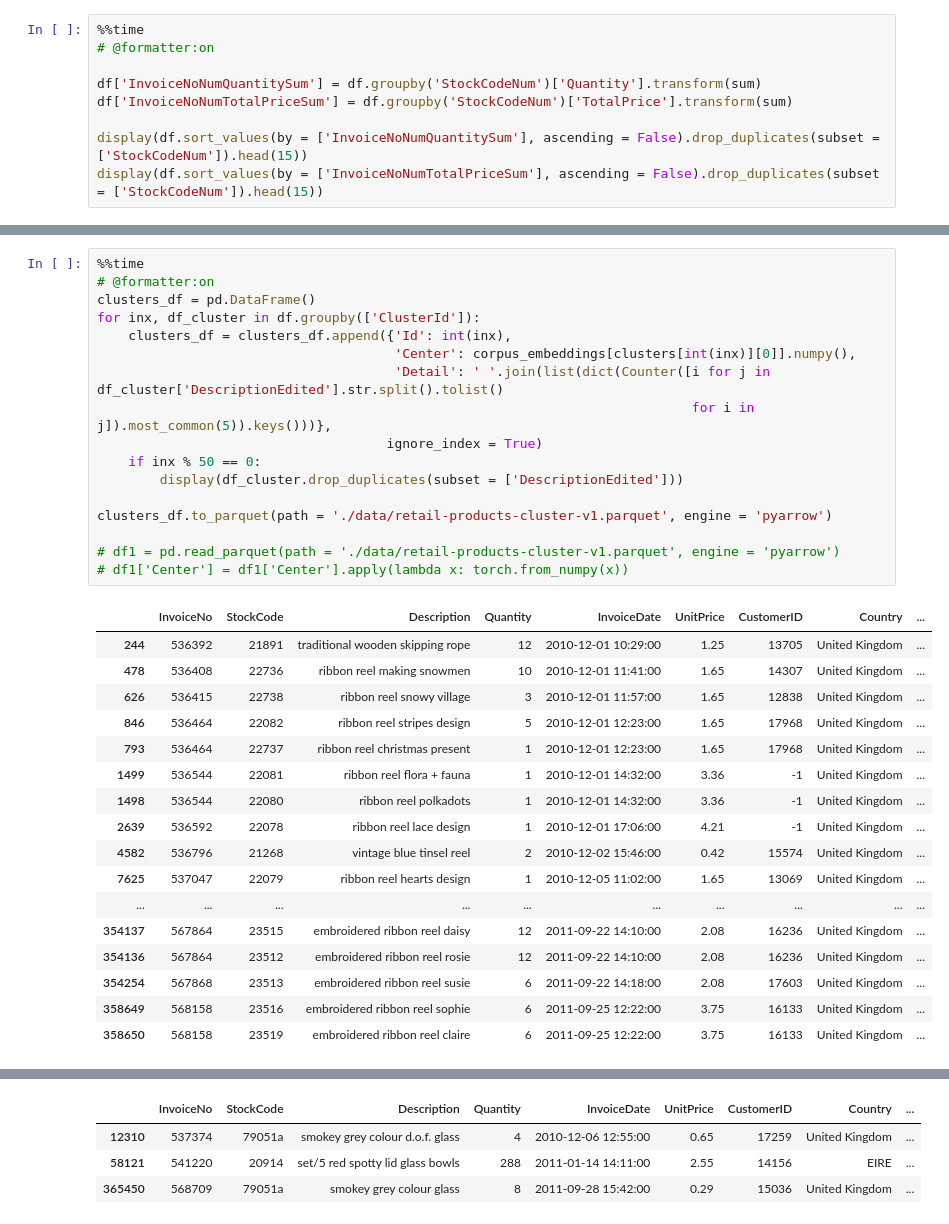
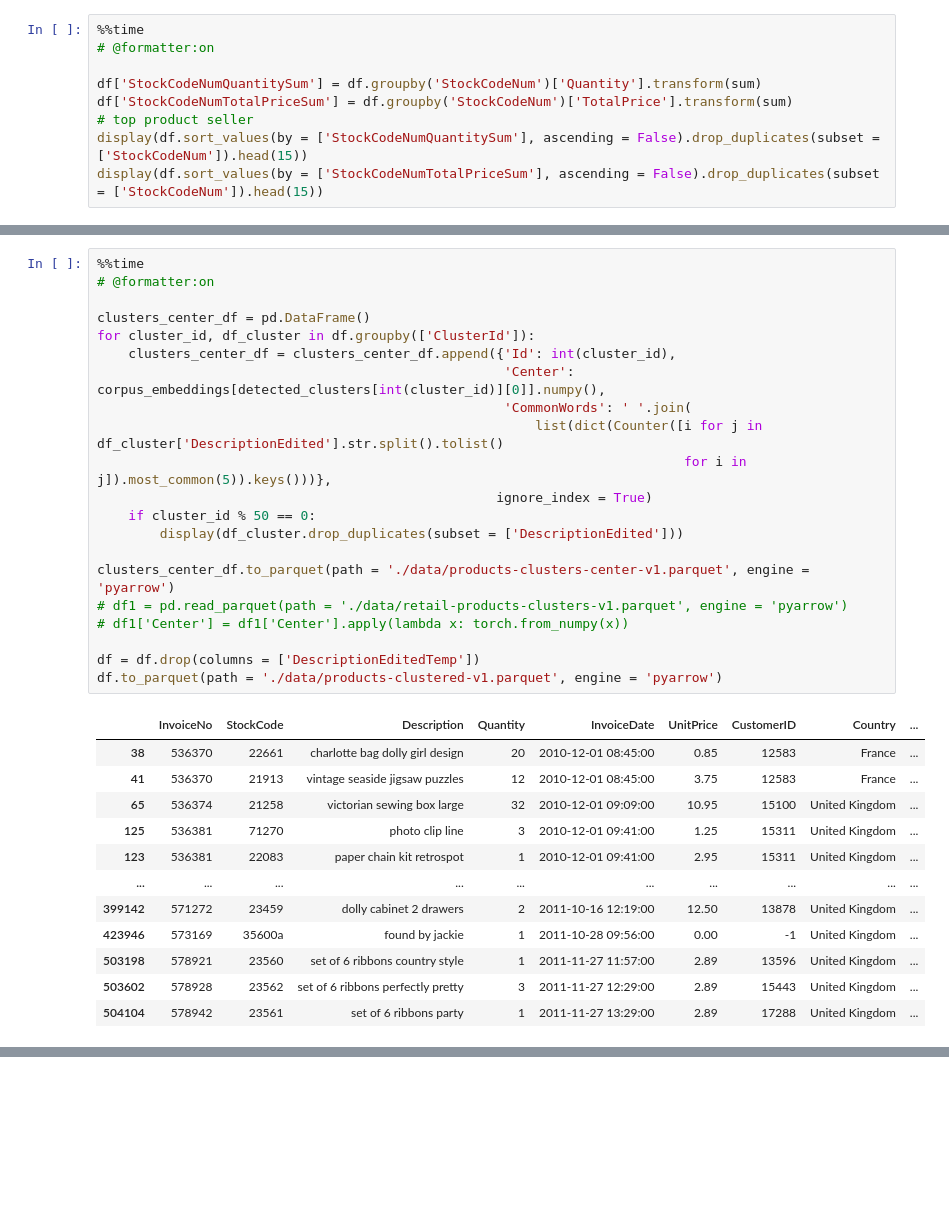
Before and after one commit to KayhanB21/online-retail, a Jupyter notebook: product-clustering.ipynb, the cells around one changed output, grey strips where cells are left out. Cells and saved outputs as stored; diff of their text form; blank space fills up the shorter version.

```diff
--- a/product-clustering.ipynb
+++ b/product-clustering.ipynb
@@ -839,11 +820,11 @@ Wall time: 8.26 s
 %%time
 # @formatter:on
 
-df['InvoiceNoNumQuantitySum'] = df.groupby('StockCodeNum')['Quantity'].transform(sum)
-df['InvoiceNoNumTotalPriceSum'] = df.groupby('StockCodeNum')['TotalPrice'].transform(sum)
-
-display(df.sort_values(by = ['InvoiceNoNumQuantitySum'], ascending = False).drop_duplicates(subset = ['StockCodeNum']).head(15))
-display(df.sort_values(by = ['InvoiceNoNumTotalPriceSum'], ascending = False).drop_duplicates(subset = ['StockCodeNum']).head(15))
+df['StockCodeNumQuantitySum'] = df.groupby('StockCodeNum')['Quantity'].transform(sum)
+df['StockCodeNumTotalPriceSum'] = df.groupby('StockCodeNum')['TotalPrice'].transform(sum)
+# top product seller
+display(df.sort_values(by = ['StockCodeNumQuantitySum'], ascending = False).drop_duplicates(subset = ['StockCodeNum']).head(15))
+display(df.sort_values(by = ['StockCodeNumTotalPriceSum'], ascending = False).drop_duplicates(subset = ['StockCodeNum']).head(15))
 # %% [output]
 |  | InvoiceNo | StockCode | Description | Quantity | InvoiceDate | UnitPrice | CustomerID | Country | ... |
 | 540421 | 581483 | 23843 | paper craft , little birdie | 80995 | 2011-12-09 09:15:00 | 2.08 | 16446 | United Kingdom | ... |
@@ -990,35 +964,34 @@ Wall time: 1.22 s
 # %%
 %%time
 # @formatter:on
-clusters_df = pd.DataFrame()
-for inx, df_cluster in df.groupby(['ClusterId']):
-    clusters_df = clusters_df.append({'Id': int(inx),
-                                      'Center': corpus_embeddings[clusters[int(inx)][0]].numpy(),
-                                      'Detail': ' '.join(list(dict(Counter([i for j in df_cluster['DescriptionEdited'].str.split().tolist()
-                                                                            for i in j]).most_common(5)).keys()))},
-                                     ignore_index = True)
-    if inx % 50 == 0:
+
+clusters_center_df = pd.DataFrame()
+for cluster_id, df_cluster in df.groupby(['ClusterId']):
+    clusters_center_df = clusters_center_df.append({'Id': int(cluster_id),
+                                                    'Center': corpus_embeddings[detected_clusters[int(cluster_id)][0]].numpy(),
+                                                    'CommonWords': ' '.join(
+                                                        list(dict(Counter([i for j in df_cluster['DescriptionEdited'].str.split().tolist()
+                                                                           for i in j]).most_common(5)).keys()))},
+                                                   ignore_index = True)
+    if cluster_id % 50 == 0:
         display(df_cluster.drop_duplicates(subset = ['DescriptionEdited']))
 
-clusters_df.to_parquet(path = './data/retail-products-cluster-v1.parquet', engine = 'pyarrow')
+clusters_center_df.to_parquet(path = './data/products-clusters-center-v1.parquet', engine = 'pyarrow')
+# df1 = pd.read_parquet(path = './data/retail-products-clusters-v1.parquet', engine = 'pyarrow')
+# df1['Center'] = df1['Center'].apply(lambda x: torch.from_numpy(x))
 
-# df1 = pd.read_parquet(path = './data/retail-products-cluster-v1.parquet', engine = 'pyarrow')
-# df1['Center'] = df1['Center'].apply(lambda x: torch.from_numpy(x))
+df = df.drop(columns = ['DescriptionEditedTemp'])
+df.to_parquet(path = './data/products-clustered-v1.parquet', engine = 'pyarrow')
 # %% [output]
 |  | InvoiceNo | StockCode | Description | Quantity | InvoiceDate | UnitPrice | CustomerID | Country | ... |
-| 244 | 536392 | 21891 | traditional wooden skipping rope | 12 | 2010-12-01 10:29:00 | 1.25 | 13705 | United Kingdom | ... |
-| 478 | 536408 | 22736 | ribbon reel making snowmen | 10 | 2010-12-01 11:41:00 | 1.65 | 14307 | United Kingdom | ... |
-| 626 | 536415 | 22738 | ribbon reel snowy village | 3 | 2010-12-01 11:57:00 | 1.65 | 12838 | United Kingdom | ... |
-| 846 | 536464 | 22082 | ribbon reel stripes design | 5 | 2010-12-01 12:23:00 | 1.65 | 17968 | United Kingdom | ... |
-| 793 | 536464 | 22737 | ribbon reel christmas present | 1 | 2010-12-01 12:23:00 | 1.65 | 17968 | United Kingdom | ... |
-| 1499 | 536544 | 22081 | ribbon reel flora + fauna | 1 | 2010-12-01 14:32:00 | 3.36 | -1 | United Kingdom | ... |
-| 1498 | 536544 | 22080 | ribbon reel polkadots | 1 | 2010-12-01 14:32:00 | 3.36 | -1 | United Kingdom | ... |
-| 2639 | 536592 | 22078 | ribbon reel lace design | 1 | 2010-12-01 17:06:00 | 4.21 | -1 | United Kingdom | ... |
-| 4582 | 536796 | 21268 | vintage blue tinsel reel | 2 | 2010-12-02 15:46:00 | 0.42 | 15574 | United Kingdom | ... |
-| 7625 | 537047 | 22079 | ribbon reel hearts design | 1 | 2010-12-05 11:02:00 | 1.65 | 13069 | United Kingdom | ... |
+| 38 | 536370 | 22661 | charlotte bag dolly girl design | 20 | 2010-12-01 08:45:00 | 0.85 | 12583 | France | ... |
+| 41 | 536370 | 21913 | vintage seaside jigsaw puzzles | 12 | 2010-12-01 08:45:00 | 3.75 | 12583 | France | ... |
+| 65 | 536374 | 21258 | victorian sewing box large | 32 | 2010-12-01 09:09:00 | 10.95 | 15100 | United Kingdom | ... |
+| 125 | 536381 | 71270 | photo clip line | 3 | 2010-12-01 09:41:00 | 1.25 | 15311 | United Kingdom | ... |
+| 123 | 536381 | 22083 | paper chain kit retrospot | 1 | 2010-12-01 09:41:00 | 2.95 | 15311 | United Kingdom | ... |
 | ... | ... | ... | ... | ... | ... | ... | ... | ... | ... |
-| 354137 | 567864 | 23515 | embroidered ribbon reel daisy | 12 | 2011-09-22 14:10:00 | 2.08 | 16236 | United Kingdom | ... |
-| 354136 | 567864 | 23512 | embroidered ribbon reel rosie | 12 | 2011-09-22 14:10:00 | 2.08 | 16236 | United Kingdom | ... |
-| 354254 | 567868 | 23513 | embroidered ribbon reel susie | 6 | 2011-09-22 14:18:00 | 2.08 | 17603 | United Kingdom | ... |
-| 358649 | 568158 | 23516 | embroidered ribbon reel sophie | 6 | 2011-09-25 12:22:00 | 3.75 | 16133 | United Kingdom | ... |
-| 358650 | 568158 | 23519 | embroidered ribbon reel claire | 6 | 2011-09-25 12:22:00 | 3.75 | 16133 | United Kingdom | ... |
+| 399142 | 571272 | 23459 | dolly cabinet 2 drawers | 2 | 2011-10-16 12:19:00 | 12.50 | 13878 | United Kingdom | ... |
+| 423946 | 573169 | 35600a | found by jackie | 1 | 2011-10-28 09:56:00 | 0.00 | -1 | United Kingdom | ... |
+| 503198 | 578921 | 23560 | set of 6 ribbons country style | 1 | 2011-11-27 11:57:00 | 2.89 | 13596 | United Kingdom | ... |
+| 503602 | 578928 | 23562 | set of 6 ribbons perfectly pretty | 3 | 2011-11-27 12:29:00 | 2.89 | 15443 | United Kingdom | ... |
+| 504104 | 578942 | 23561 | set of 6 ribbons party | 1 | 2011-11-27 13:29:00 | 2.89 | 17288 | United Kingdom | ... |
@@ -1067,4 +997,0 @@ clusters_df.to_parquet(path = './data/retail-products-cluster-v1.parquet', engin
-|  | InvoiceNo | StockCode | Description | Quantity | InvoiceDate | UnitPrice | CustomerID | Country | ... |
-| 12310 | 537374 | 79051a | smokey grey colour d.o.f. glass | 4 | 2010-12-06 12:55:00 | 0.65 | 17259 | United Kingdom | ... |
-| 58121 | 541220 | 20914 | set/5 red spotty lid glass bowls | 288 | 2011-01-14 14:11:00 | 2.55 | 14156 | EIRE | ... |
-| 365450 | 568709 | 79051a | smokey grey colour glass | 8 | 2011-09-28 15:42:00 | 0.29 | 15036 | United Kingdom | ... |
```
Also changed, not shown: parts of 26 cells of this notebook, 1 other file.
